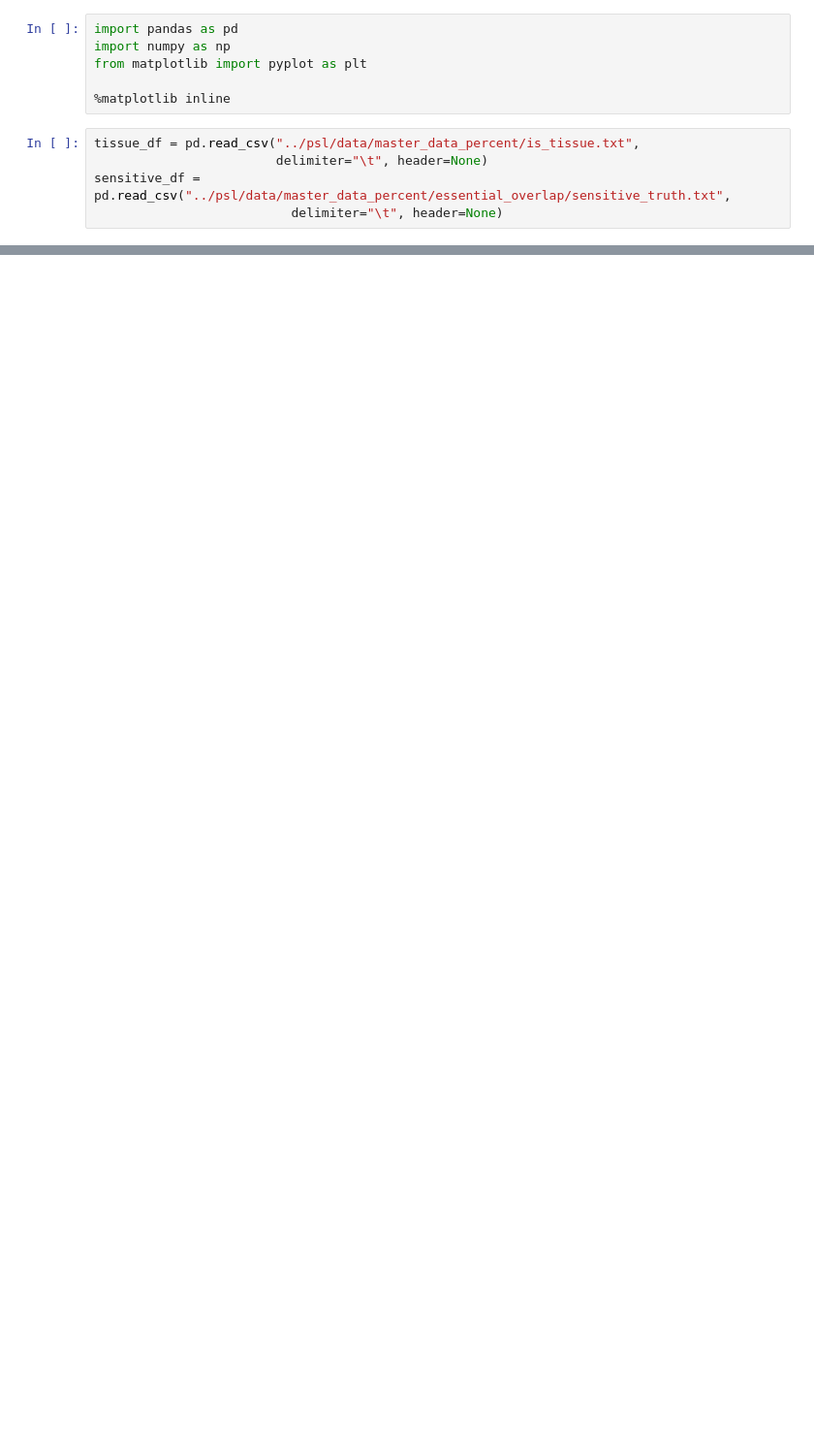
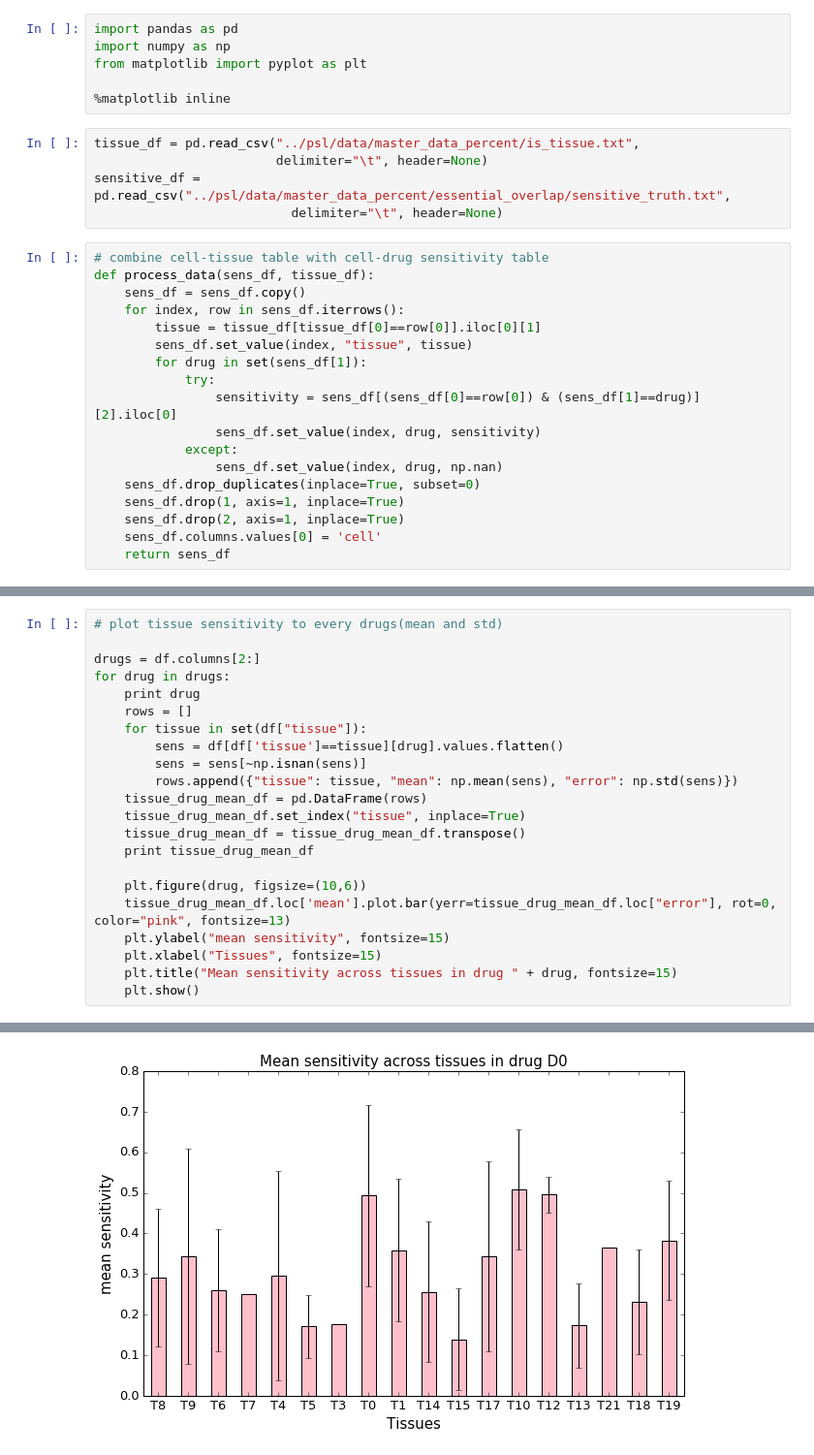
Before and after one commit to MollyZhang/drug_sensitivity_ML, a Jupyter notebook: profiling/tissue_profile.ipynb, the cells around one changed output, grey strips where cells are left out. Shown at 97% size. Saved outputs shown, nothing was run; the diff lists cells and outputs as text; blank space fills up the shorter version.

```diff
--- a/profiling/tissue_profile.ipynb
+++ b/profiling/tissue_profile.ipynb
@@ -9,3 +9,21 @@ tissue_df = pd.read_csv("../psl/data/master_data_percent/is_tissue.txt",
                         delimiter="\t", header=None)
 sensitive_df = pd.read_csv("../psl/data/master_data_percent/essential_overlap/sensitive_truth.txt",
                           delimiter="\t", header=None)
+# %%
+# combine cell-tissue table with cell-drug sensitivity table
+def process_data(sens_df, tissue_df):
+    sens_df = sens_df.copy()
+    for index, row in sens_df.iterrows():
+        tissue = tissue_df[tissue_df[0]==row[0]].iloc[0][1]
+        sens_df.set_value(index, "tissue", tissue)
+        for drug in set(sens_df[1]):
+            try:
+                sensitivity = sens_df[(sens_df[0]==row[0]) & (sens_df[1]==drug)][2].iloc[0]
+                sens_df.set_value(index, drug, sensitivity)
+            except:
+                sens_df.set_value(index, drug, np.nan)
+    sens_df.drop_duplicates(inplace=True, subset=0)
+    sens_df.drop(1, axis=1, inplace=True)
+    sens_df.drop(2, axis=1, inplace=True)
+    sens_df.columns.values[0] = 'cell'
+    return sens_df
@@ -48,0 +85,23 @@ print "** some tissues have 0 standard deviation because there is only one cell
+# %%
+# plot tissue sensitivity to every drugs(mean and std)
+
+drugs = df.columns[2:]
+for drug in drugs:
+    print drug
+    rows = []
+    for tissue in set(df["tissue"]):
+        sens = df[df['tissue']==tissue][drug].values.flatten()
+        sens = sens[~np.isnan(sens)]
+        rows.append({"tissue": tissue, "mean": np.mean(sens), "error": np.std(sens)})
+    tissue_drug_mean_df = pd.DataFrame(rows)
+    tissue_drug_mean_df.set_index("tissue", inplace=True)
+    tissue_drug_mean_df = tissue_drug_mean_df.transpose()
+    print tissue_drug_mean_df
+
+    plt.figure(drug, figsize=(10,6))
+    tissue_drug_mean_df.loc['mean'].plot.bar(yerr=tissue_drug_mean_df.loc["error"], rot=0, color="pink", fontsize=13)
+    plt.ylabel("mean sensitivity", fontsize=15)
+    plt.xlabel("Tissues", fontsize=15)
+    plt.title("Mean sensitivity across tissues in drug " + drug, fontsize=15)
+    plt.show()
+# %% [output]
@@ -48,0 +120 @@ print "** some tissues have 0 standard deviation because there is only one cell
+[figure, added]
```
Also changed, not shown: parts of 4 cells of this notebook.
